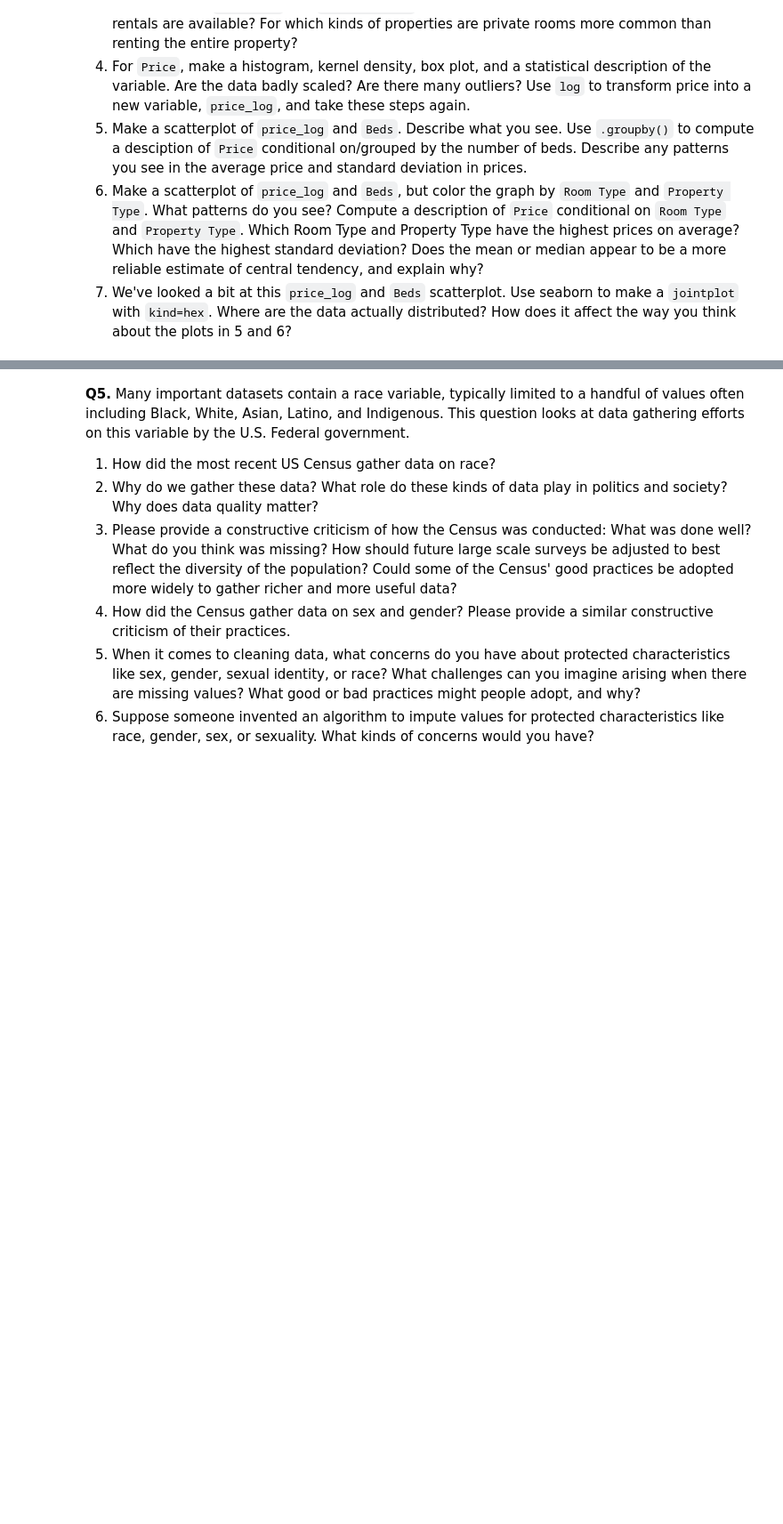
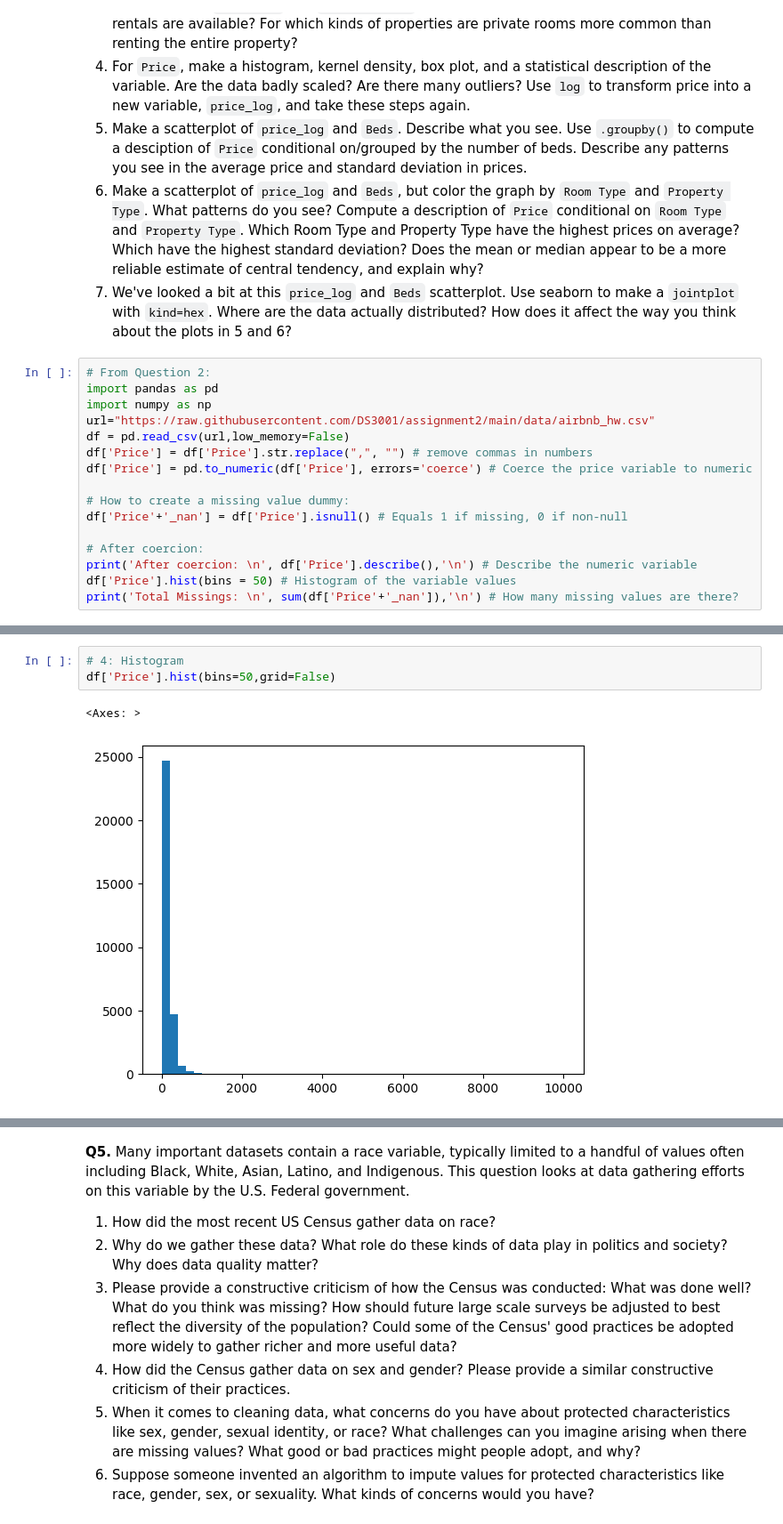
Before and after one commit to aniishap/assignment2, a Jupyter notebook: assignment2.ipynb, the cells around one changed output, grey strips where cells are left out. Shown at 89% size. Drawn from its saved outputs; the diff is of its cells as text; blank space fills up the shorter version.

```diff
--- a/assignment2.ipynb
+++ b/assignment2.ipynb
@@ -224,3 +185,19 @@ df['grad_100_value'].plot.density()
   5. Make a scatterplot of `price_log` and `Beds`. Describe what you see. Use `.groupby()` to compute a desciption of `Price` conditional on/grouped by the number of beds. Describe any patterns you see in the average price and standard deviation in prices.
   6. Make a scatterplot of `price_log` and `Beds`, but color the graph by `Room Type` and `Property Type`. What patterns do you see? Compute a description of `Price` conditional on `Room Type` and `Property Type`. Which Room Type and Property Type have the highest prices on average? Which have the highest standard deviation? Does the mean or median appear to be a more reliable estimate of central tendency, and explain why?
   7. We've looked a bit at this `price_log` and `Beds` scatterplot. Use seaborn to make a `jointplot` with `kind=hex`. Where are the data actually distributed? How does it affect the way you think about the plots in 5 and 6?
+# %%
+# From Question 2:
+import pandas as pd
+import numpy as np
+url="https://raw.githubusercontent.com/DS3001/assignment2/main/data/airbnb_hw.csv"
+df = pd.read_csv(url,low_memory=False)
+df['Price'] = df['Price'].str.replace(",", "") # remove commas in numbers
+df['Price'] = pd.to_numeric(df['Price'], errors='coerce') # Coerce the price variable to numeric
+
+# How to create a missing value dummy:
+df['Price'+'_nan'] = df['Price'].isnull() # Equals 1 if missing, 0 if non-null
+
+# After coercion:
+print('After coercion: \n', df['Price'].describe(),'\n') # Describe the numeric variable
+df['Price'].hist(bins = 50) # Histogram of the variable values
+print('Total Missings: \n', sum(df['Price'+'_nan']),'\n') # How many missing values are there?
@@ -226,0 +246,6 @@ df['grad_100_value'].plot.density()
+# %%
+# 4: Histogram
+df['Price'].hist(bins=50,grid=False)
+# %% [output]
+<Axes: >
+[figure, added]
```
Also changed, not shown: parts of 19 cells of this notebook.
